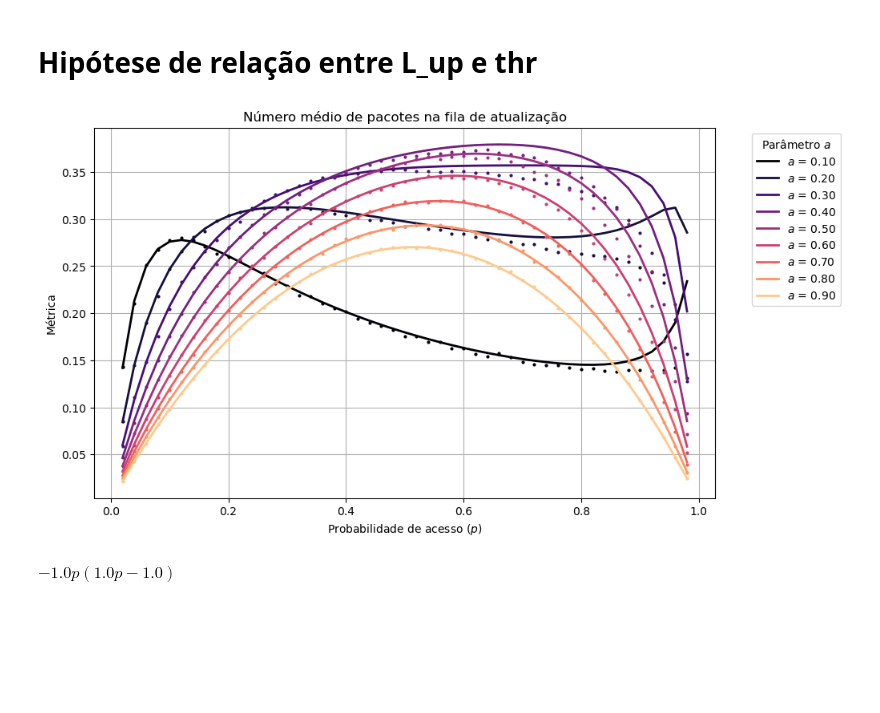
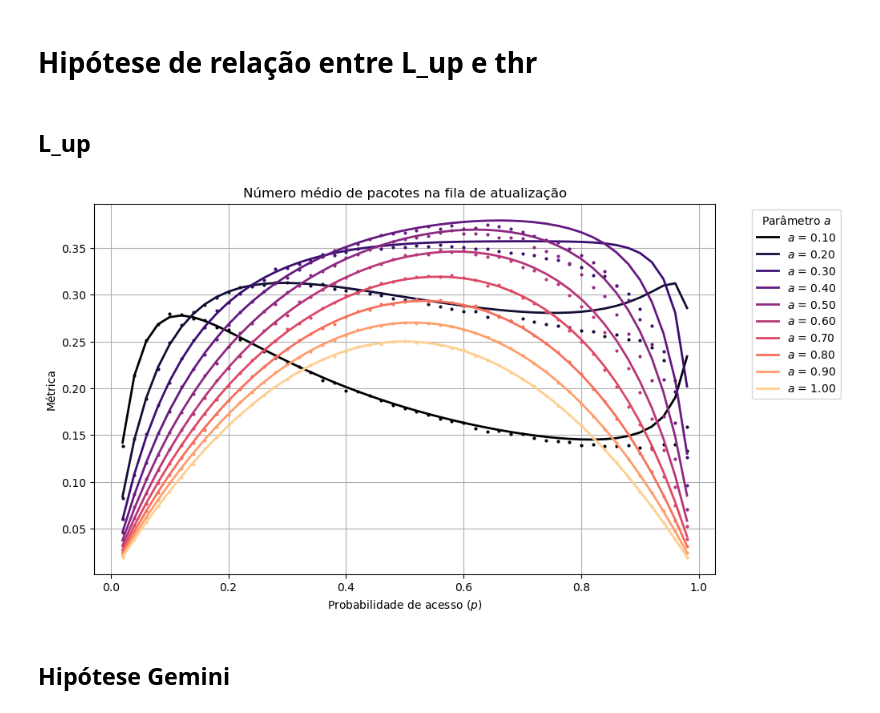
Before and after one commit to Velvet-blue/ic26-age-of-information, a Jupyter notebook: main.ipynb, the cells around one changed output. Drawn from its saved outputs; the diff is of its cells as text; code cells hidden in the pictures; blank space fills up the shorter version.

```diff
--- a/main.ipynb
+++ b/main.ipynb
@@ -9,7 +12,7 @@ import src.simulations as sim
 The autoreload extension is already loaded. To reload it, use:
   %reload_ext autoreload
 # %%
-a, p = sp.symbols('a p') # arrival and access probabilities symbols
+a, p = sp.symbols('a p', real=True) # arrival and access probabilities symbols
 
 P = sp.Matrix([
     [(1-a)**2,    a*(1-a),          a*(1-a),          a**2              ],
@@ -125,10 +148,14 @@ compare_metric_plot(
 # %% [markdown]
 # Hipótese de relação entre L_up e thr
+# %% [markdown]
+## L_up
 # %%
 L_tot = pi01 + pi11
 thr = throughput_expr/2  # throughput de 1 nó
-taxa_desc = pi01 * a * (1 - p) + pi11 * a * (1 - p + p**2)
-L_up_expr = sp.simplify(L_tot*( thr / (thr + taxa_desc) ))
+taxa_desc = pi01 * a * (1 - p) + pi11 * a * (1 - p + p**2)  # validado por simulação.
+L_up_expr = sp.simplify(L_tot*( thr / a ))
+
+L_up_sim_data = np.load("data/L_up_sim_data.npy")
 # %%
 L_up_sim_data = simulate_metric(sim.occupation_up_pack, time=200000, method="numpy")
 np.save("data/L_up_sim_data.npy", L_up_sim_data)
@@ -137,14 +162,13 @@ L_up_sim_data = np.load("data/L_up_sim_data.npy")
 # %%
 compare_metric_plot(
     analytical_expr=L_up_expr,
     simulation_data=L_up_sim_data,
     title="Número médio de pacotes na fila de atualização",
     cmap="magma",
-    axis="p"
+    axis="p",
+    # yrange=(.15, .4)
 )
 # %% [output]
-[figure, old version]
+[figure, new version]
-# %%
-sp.factor(-(p-0.5)**(2)+0.25)
-# %% [output]
-$\displaystyle - 1.0 p \left(1.0 p - 1.0\right)$
+# %% [markdown]
+## Hipótese Gemini
```
Also changed, not shown: parts of 18 cells of this notebook, 2 other files.
